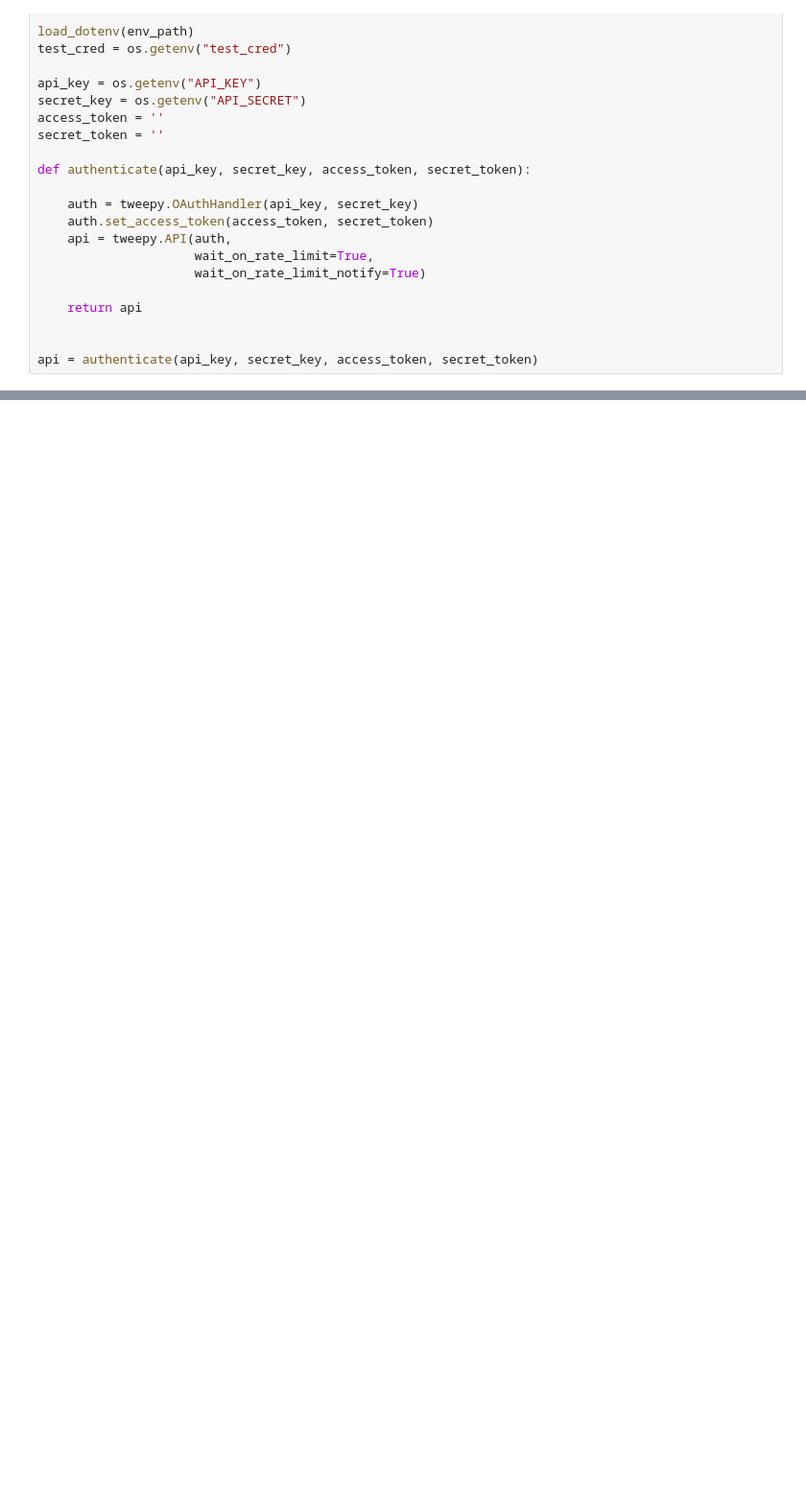
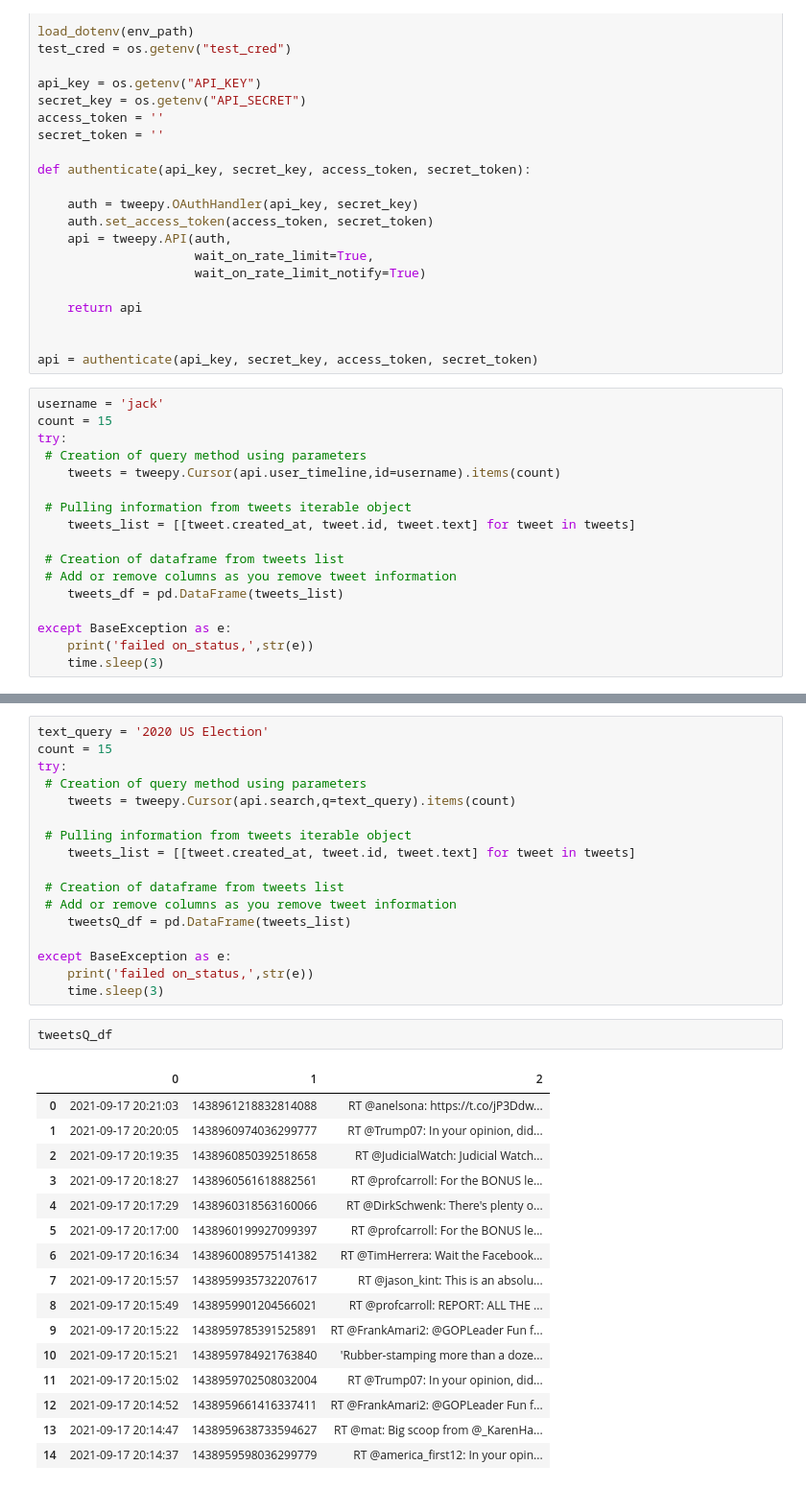
Before and after one commit to lrhf97/twitter_user_scraper, a Jupyter notebook: test_scrapes.ipynb, the cells around one changed output, grey strips where cells are left out. Shown: that part at 96% size. Cells and saved outputs as stored; diff of their text form; blank space fills up the shorter version.

```diff
--- a/test_scrapes.ipynb
+++ b/test_scrapes.ipynb
@@ -41,3 +41,20 @@ def authenticate(api_key, secret_key, access_token, secret_token):
 
 
 api = authenticate(api_key, secret_key, access_token, secret_token)
+# %%
+username = 'jack'
+count = 15
+try:
+ # Creation of query method using parameters
+    tweets = tweepy.Cursor(api.user_timeline,id=username).items(count)
+
+ # Pulling information from tweets iterable object
+    tweets_list = [[tweet.created_at, tweet.id, tweet.text] for tweet in tweets]
+
+ # Creation of dataframe from tweets list
+ # Add or remove columns as you remove tweet information
+    tweets_df = pd.DataFrame(tweets_list)
+
+except BaseException as e:
+    print('failed on_status,',str(e))
+    time.sleep(3)
@@ -43,0 +70,36 @@ api = authenticate(api_key, secret_key, access_token, secret_token)
+# %%
+text_query = '2020 US Election'
+count = 15
+try:
+ # Creation of query method using parameters
+    tweets = tweepy.Cursor(api.search,q=text_query).items(count)
+
+ # Pulling information from tweets iterable object
+    tweets_list = [[tweet.created_at, tweet.id, tweet.text] for tweet in tweets]
+
+ # Creation of dataframe from tweets list
+ # Add or remove columns as you remove tweet information
+    tweetsQ_df = pd.DataFrame(tweets_list)
+
+except BaseException as e:
+    print('failed on_status,',str(e))
+    time.sleep(3)
+# %%
+tweetsQ_df
+# %% [output]
+|  | 0 | 1 | 2 |
+| 0 | 2021-09-17 20:21:03 | 1438961218832814088 | RT @anelsona: https://t.co/jP3Ddw... |
+| 1 | 2021-09-17 20:20:05 | 1438960974036299777 | RT @Trump07: In your opinion, did... |
+| 2 | 2021-09-17 20:19:35 | 1438960850392518658 | RT @JudicialWatch: Judicial Watch... |
+| 3 | 2021-09-17 20:18:27 | 1438960561618882561 | RT @profcarroll: For the BONUS le... |
+| 4 | 2021-09-17 20:17:29 | 1438960318563160066 | RT @DirkSchwenk: There's plenty o... |
+| 5 | 2021-09-17 20:17:00 | 1438960199927099397 | RT @profcarroll: For the BONUS le... |
+| 6 | 2021-09-17 20:16:34 | 1438960089575141382 | RT @TimHerrera: Wait the Facebook... |
+| 7 | 2021-09-17 20:15:57 | 1438959935732207617 | RT @jason_kint: This is an absolu... |
+| 8 | 2021-09-17 20:15:49 | 1438959901204566021 | RT @profcarroll: REPORT: ALL THE ... |
+| 9 | 2021-09-17 20:15:22 | 1438959785391525891 | RT @FrankAmari2: @GOPLeader Fun f... |
+| 10 | 2021-09-17 20:15:21 | 1438959784921763840 | 'Rubber-stamping more than a doze... |
+| 11 | 2021-09-17 20:15:02 | 1438959702508032004 | RT @Trump07: In your opinion, did... |
+| 12 | 2021-09-17 20:14:52 | 1438959661416337411 | RT @FrankAmari2: @GOPLeader Fun f... |
+| 13 | 2021-09-17 20:14:47 | 1438959638733594627 | RT @mat: Big scoop from @_KarenHa... |
+| 14 | 2021-09-17 20:14:37 | 1438959598036299779 | RT @america_first12: In your opin... |
```
Also changed, not shown: parts of 11 cells of this notebook.
